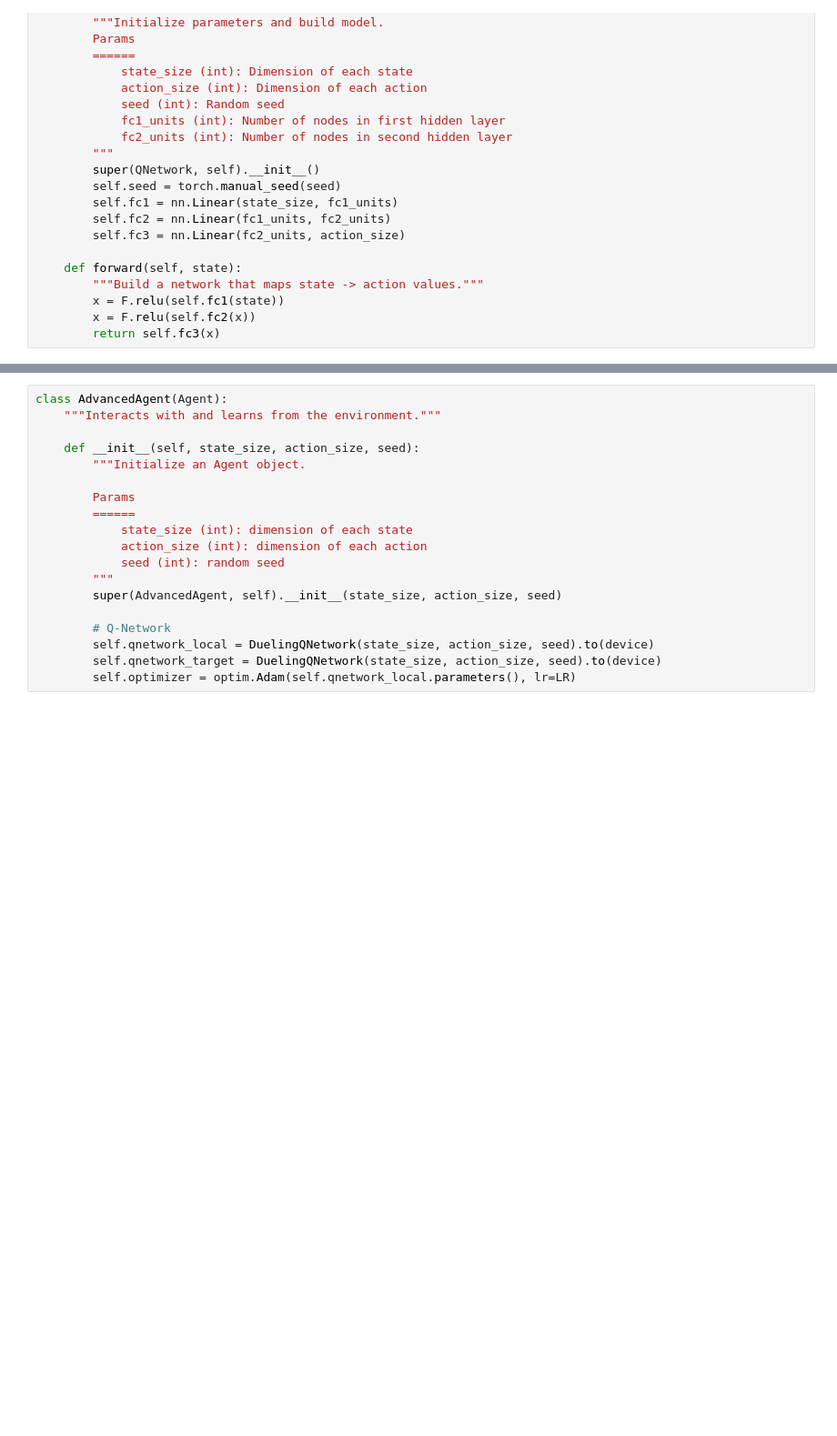
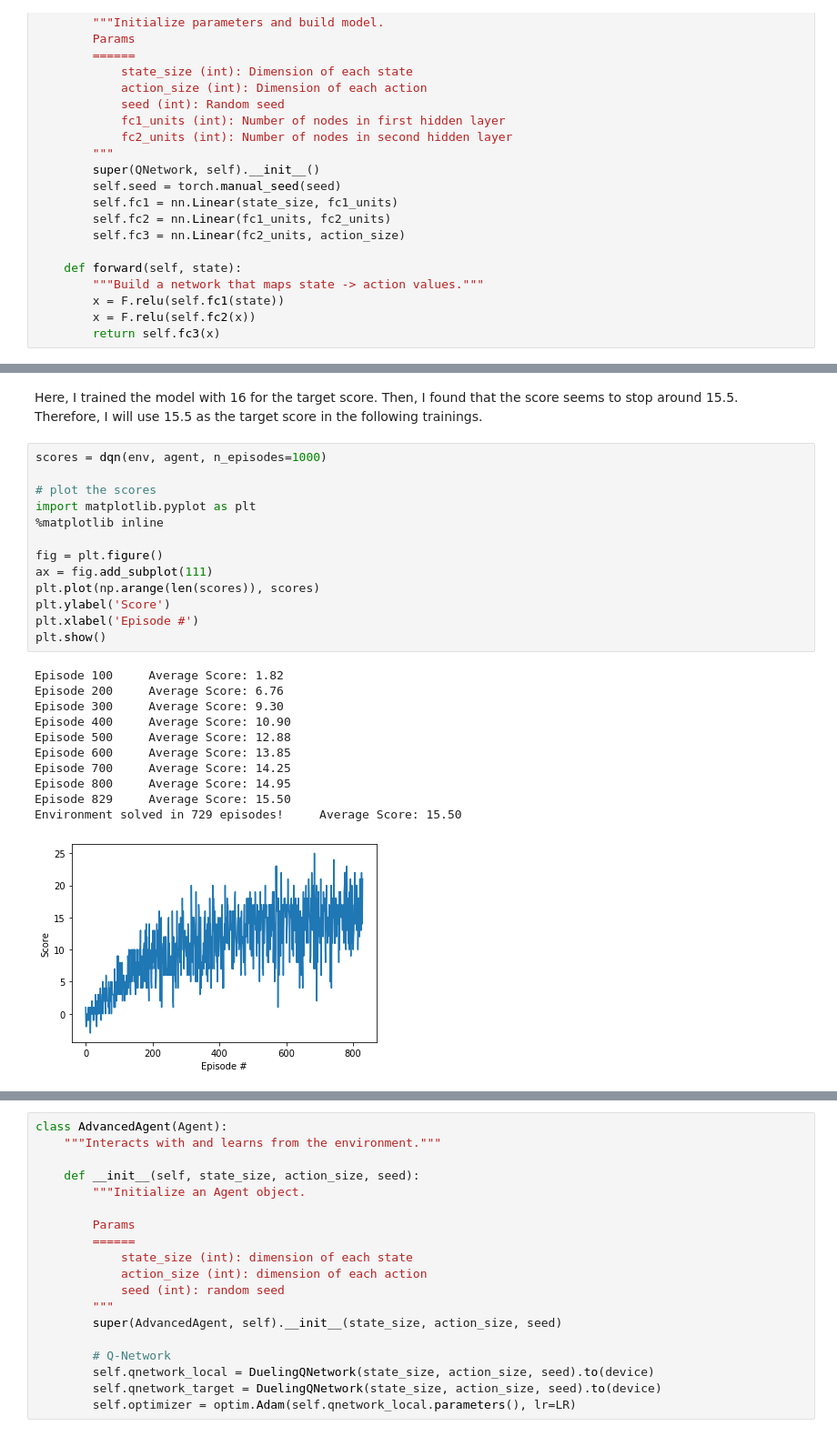
Before and after one commit to YoshiyukiKono/DRL_P1_Navigation, a Jupyter notebook: Navigation.ipynb, the cells around one changed output, grey strips where cells are left out. Shown: that part at 91% size. Saved outputs shown, nothing was run; the diff lists cells and outputs as text; blank space fills up the shorter version.

```diff
--- a/Navigation.ipynb
+++ b/Navigation.ipynb
@@ -167,0 +410,27 @@ class QNetwork(nn.Module):
+# %% [markdown]
+Here, I trained the model with 16 for the target score. Then, I found that the score seems to stop around 15.5. Therefore, I will use 15.5 as the target score in the following trainings.
+# %%
+scores = dqn(env, agent, n_episodes=1000)
+
+# plot the scores
+import matplotlib.pyplot as plt
+%matplotlib inline
+
+fig = plt.figure()
+ax = fig.add_subplot(111)
+plt.plot(np.arange(len(scores)), scores)
+plt.ylabel('Score')
+plt.xlabel('Episode #')
+plt.show()
+# %% [output]
+Episode 100     Average Score: 1.82
+Episode 200     Average Score: 6.76
+Episode 300     Average Score: 9.30
+Episode 400     Average Score: 10.90
+Episode 500     Average Score: 12.88
+Episode 600     Average Score: 13.85
+Episode 700     Average Score: 14.25
+Episode 800     Average Score: 14.95
+Episode 829     Average Score: 15.50
+Environment solved in 729 episodes!     Average Score: 15.50
+[figure, added]
```
Also changed, not shown: parts of 42 cells of this notebook, 4 other files.
